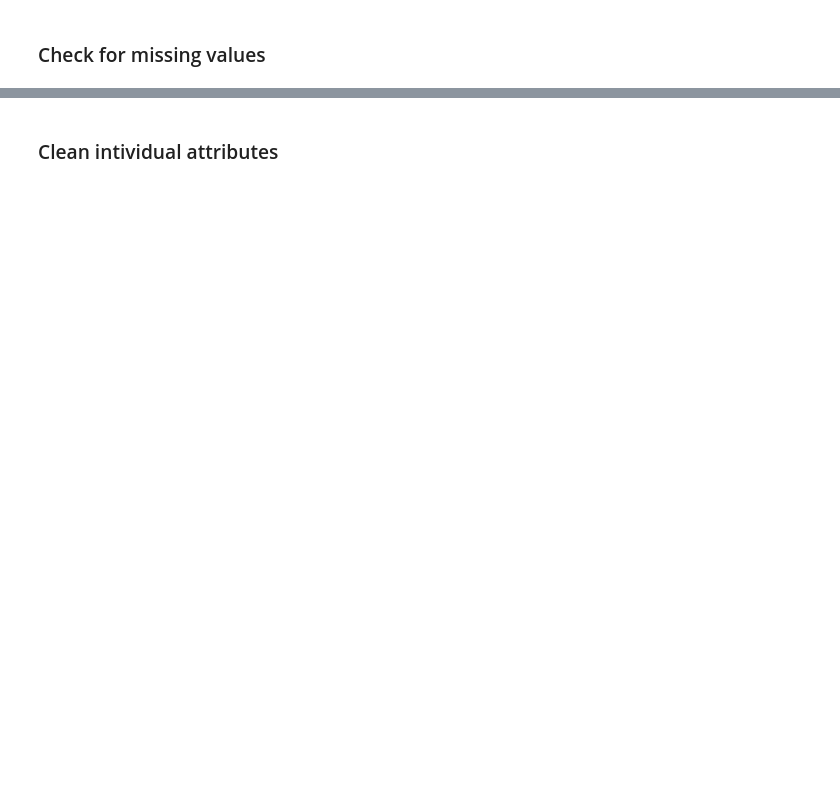
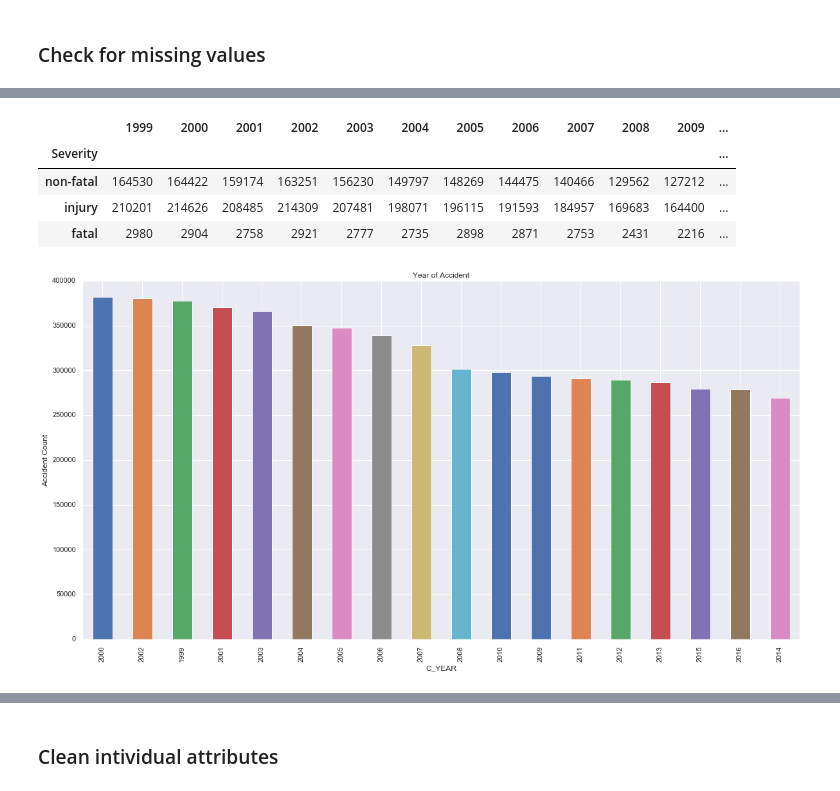
Before and after one commit to pgunabal/Capstone_CKME136_Winter_2018, a Jupyter notebook: CKME136_2018_dataprep.ipynb, the cells around one changed output, grey strips where cells are left out. Saved outputs shown, nothing was run; the diff lists cells and outputs as text; code cells hidden in the pictures; blank space fills up the shorter version.

```diff
--- a/CKME136_2018_dataprep.ipynb
+++ b/CKME136_2018_dataprep.ipynb
@@ -23,3 +38,14 @@ debug = False
+# %%
+# list the accident severity count by dependent variable
+def by_severity_count(data, ind, dep):
+    bg_count = data.groupby([data[dep],data[ind]])
+    sv_count = bg_count.size().unstack()
+    sv_count.index.name = 'Severity'
+    sv_count.columns.name = ''
+    sv_count.rename(index={'1':'non-fatal','2':'injury', '3':'fatal'},inplace=True)
+    sv_count.fillna(value=0, inplace=True)
+    sv_count.transpose()
+    return sv_count
 # %% [markdown]
 ### Read data file
 # %%
@@ -122,0 +154,11 @@ df['P_ISEV'].isin(['U', 'N', 'X' ]).sum()
+# %%
+#Year of Accident
+plotSimpleHist(df['C_YEAR'], 'Year of Accident', hight=10, width=20)
+by_severity_count(df, 'C_YEAR', 'P_ISEV')
+# %% [output]
+|  | 1999 | 2000 | 2001 | 2002 | 2003 | 2004 | 2005 | 2006 | 2007 | 2008 | 2009 | ... |
+| Severity |  |  |  |  |  |  |  |  |  |  |  | ... |
+| non-fatal | 164530 | 164422 | 159174 | 163251 | 156230 | 149797 | 148269 | 144475 | 140466 | 129562 | 127212 | ... |
+| injury | 210201 | 214626 | 208485 | 214309 | 207481 | 198071 | 196115 | 191593 | 184957 | 169683 | 164400 | ... |
+| fatal | 2980 | 2904 | 2758 | 2921 | 2777 | 2735 | 2898 | 2871 | 2753 | 2431 | 2216 | ... |
+[figure, added]
```
Also changed, not shown: parts of 104 cells of this notebook, 1 other file.
